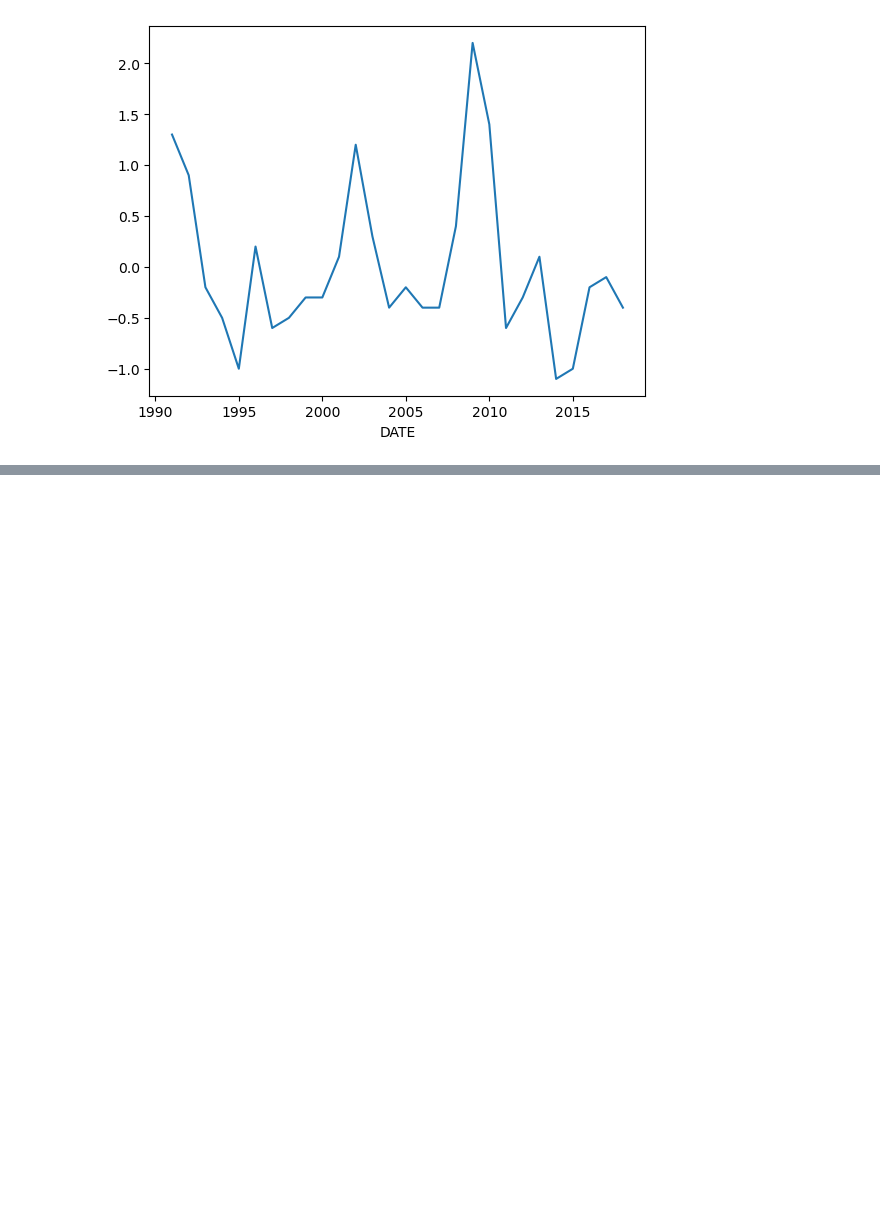
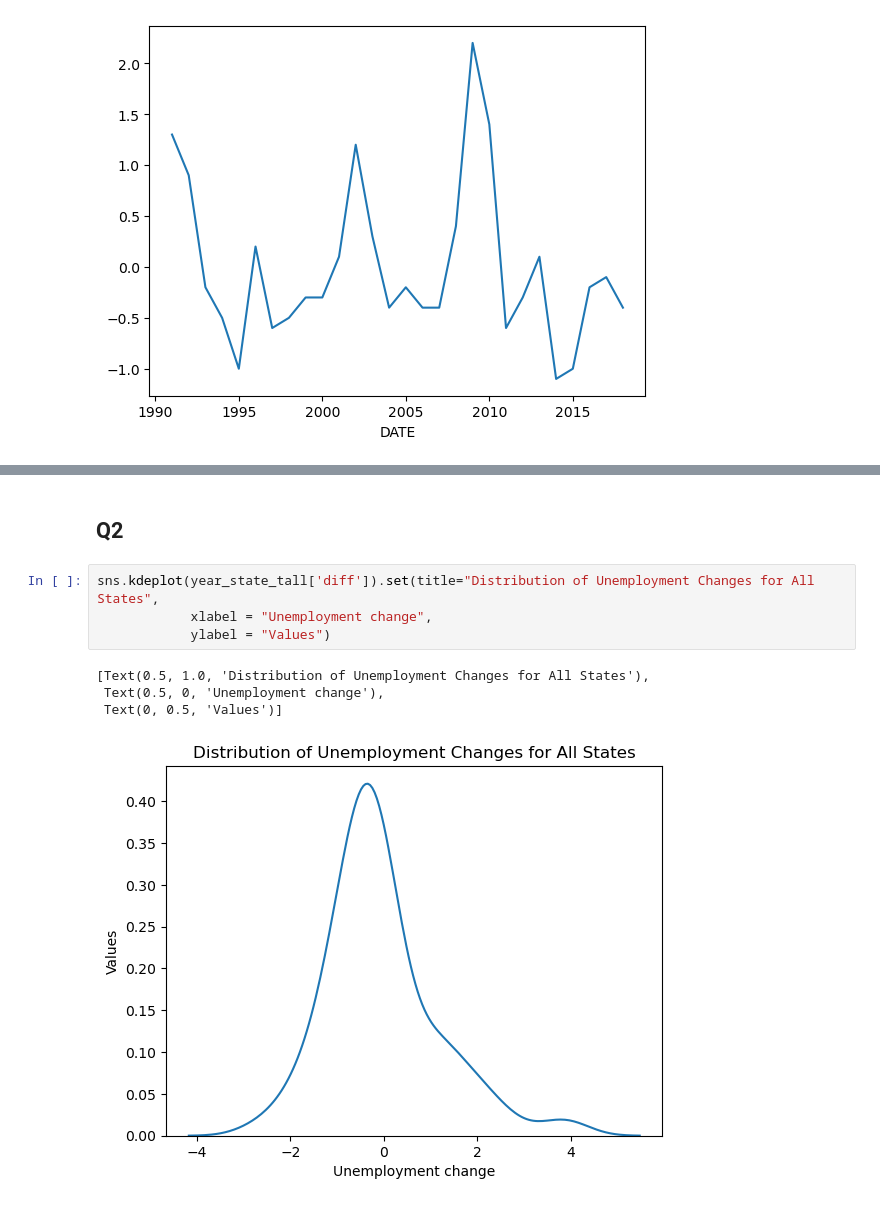
Before and after one commit to mikej3663/Class-Notes, a Jupyter notebook: Plotting exercises.ipynb, the cells around one changed output, grey strips where cells are left out. Cells and saved outputs as stored; diff of their text form; blank space fills up the shorter version.

```diff
--- a/Plotting exercises.ipynb
+++ b/Plotting exercises.ipynb
@@ -154,0 +180,11 @@ year_state_wide['Unemployment_PA'].diff().plot()
+# %% [markdown]
+## Q2
+# %%
+sns.kdeplot(year_state_tall['diff']).set(title="Distribution of Unemployment Changes for All States",
+            xlabel = "Unemployment change",
+            ylabel = "Values")
+# %% [output]
+[Text(0.5, 1.0, 'Distribution of Unemployment Changes for All States'),
+ Text(0.5, 0, 'Unemployment change'),
+ Text(0, 0.5, 'Values')]
+[figure, added]
```
Also changed, not shown: parts of 14 cells of this notebook.
